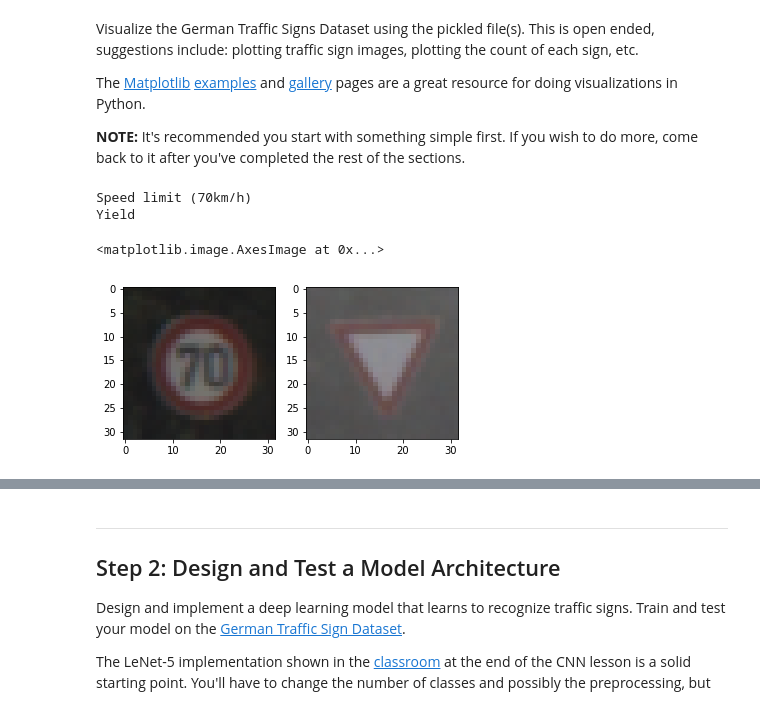
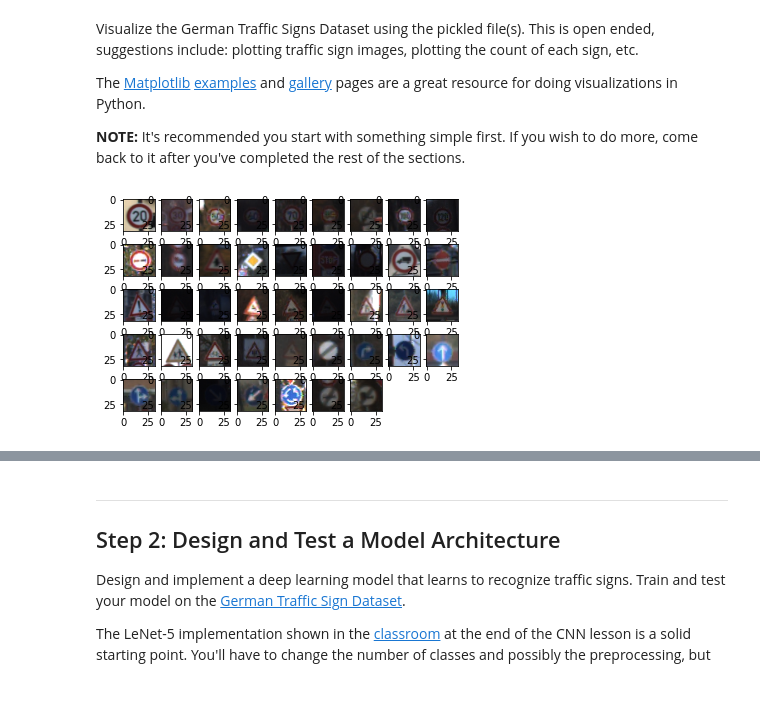
Before and after one commit to ken107/CarND-Traffic-Sign-Classifier-Project, a Jupyter notebook: Traffic_Sign_Classifier.ipynb, the cells around one changed output, grey strips where cells are left out. Drawn from its saved outputs; the diff is of its cells as text; code cells hidden in the pictures.

```diff
--- a/Traffic_Sign_Classifier.ipynb
+++ b/Traffic_Sign_Classifier.ipynb
@@ -97,24 +97,22 @@ The [Matplotlib](http://matplotlib.org/) [examples](http://matplotlib.org/exampl
 # %%
 ### Data exploration visualization code goes here.
 ### Feel free to use as many code cells as needed.
 import matplotlib.pyplot as plt
 import random
 # Visualizations will be shown in the notebook.
 %matplotlib inline
 
-index1 = random.randint(0, n_train)
-index2 = random.randint(0, n_train)
+sample = {}
+for index in range(n_train):
+    label = y_train[index]
+    if label not in sample:
+        sample[label] = index
 
-print(signnames[y_train[index1]])
-print(signnames[y_train[index2]])
-
-plt.subplot(121); plt.imshow(X_train[index1])
-plt.subplot(122); plt.imshow(X_train[index2])
+for label, index in sample.items():
+    plt.subplot(5,9,label+1)
+    plt.imshow(X_train[index])
 # %% [output]
-Speed limit (70km/h)
-Yield
-<matplotlib.image.AxesImage at 0x...>
-[figure, old version]
+[figure, new version]
 # %%
 ### print count of signs
 def count(labels):
```
Also changed, not shown: parts of 17 cells of this notebook, 6 other files.
